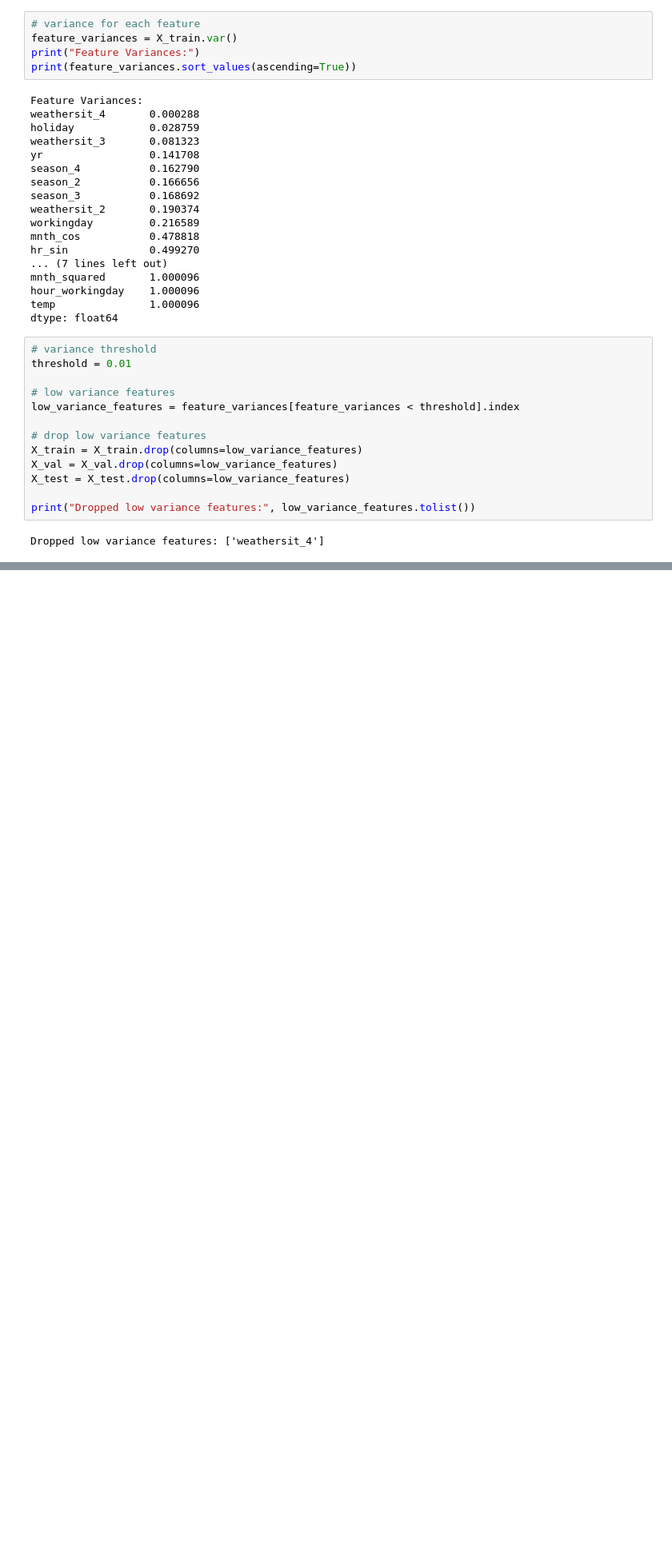
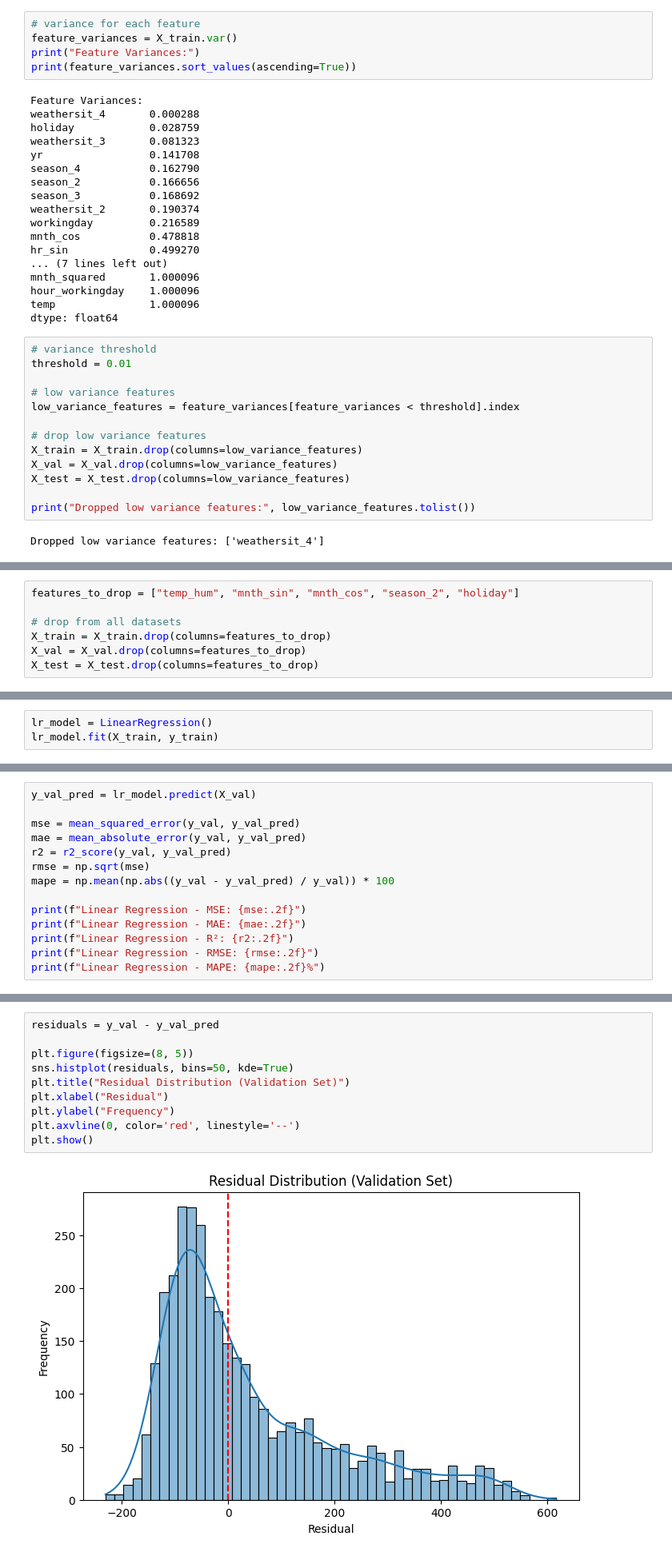
Before and after one commit to hibbakamas/ML-fundamentals-2025, a Jupyter notebook: assignment_2_Hibba_Kamas.ipynb, the cells around one changed output, grey strips where cells are left out. Shown at 80% size. Drawn from its saved outputs; the diff is of its cells as text; blank space fills up the shorter version.

```diff
--- a/assignment_2_Hibba_Kamas.ipynb
+++ b/assignment_2_Hibba_Kamas.ipynb
@@ -975,0 +1000,7 @@ Index(['workingday', 'temp', 'hum', 'temp_hum', 'hour_workingday',
+# %%
+features_to_drop = ["temp_hum", "mnth_sin", "mnth_cos", "season_2", "holiday"]
+
+# drop from all datasets
+X_train = X_train.drop(columns=features_to_drop)
+X_val = X_val.drop(columns=features_to_drop)
+X_test = X_test.drop(columns=features_to_drop)
@@ -975,0 +1011,3 @@ Index(['workingday', 'temp', 'hum', 'temp_hum', 'hour_workingday',
+# %%
+lr_model = LinearRegression()
+lr_model.fit(X_train, y_train)
@@ -975,0 +1022,14 @@ Index(['workingday', 'temp', 'hum', 'temp_hum', 'hour_workingday',
+# %%
+y_val_pred = lr_model.predict(X_val)
+
+mse = mean_squared_error(y_val, y_val_pred)
+mae = mean_absolute_error(y_val, y_val_pred)
+r2 = r2_score(y_val, y_val_pred)
+rmse = np.sqrt(mse)
+mape = np.mean(np.abs((y_val - y_val_pred) / y_val)) * 100
+
+print(f"Linear Regression - MSE: {mse:.2f}")
+print(f"Linear Regression - MAE: {mae:.2f}")
+print(f"Linear Regression - R²: {r2:.2f}")
+print(f"Linear Regression - RMSE: {rmse:.2f}")
+print(f"Linear Regression - MAPE: {mape:.2f}%")
@@ -975,0 +1044,12 @@ Index(['workingday', 'temp', 'hum', 'temp_hum', 'hour_workingday',
+# %%
+residuals = y_val - y_val_pred
+
+plt.figure(figsize=(8, 5))
+sns.histplot(residuals, bins=50, kde=True)
+plt.title("Residual Distribution (Validation Set)")
+plt.xlabel("Residual")
+plt.ylabel("Frequency")
+plt.axvline(0, color='red', linestyle='--')
+plt.show()
+# %% [output]
+[figure, added]
```
Also changed, not shown: parts of 70 cells of this notebook.
